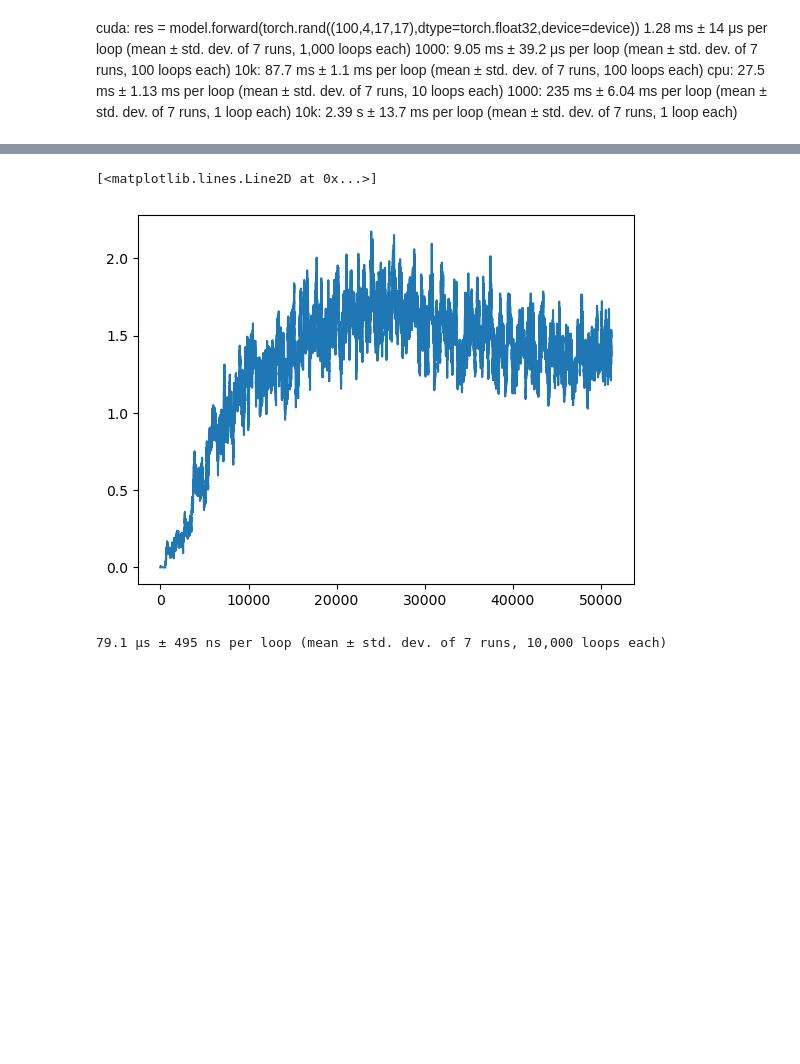
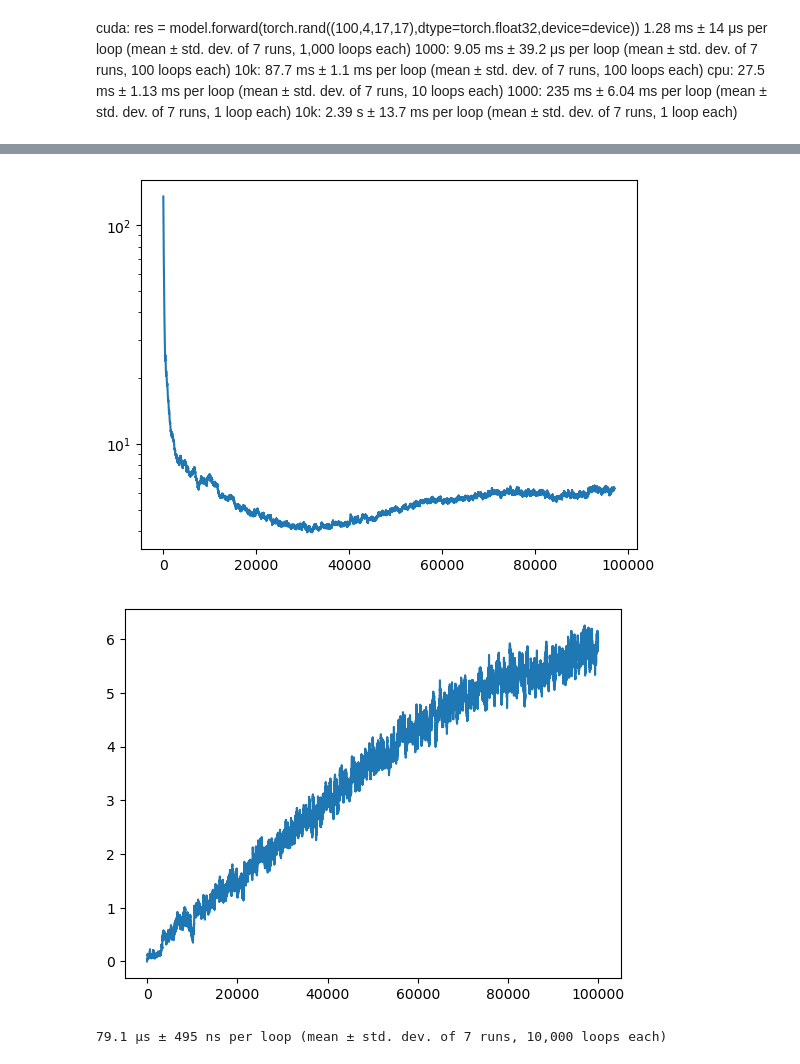
Before and after one commit to anacarsi/ss24_ReinforcementLearning_BomberMan, a Jupyter notebook: agent_code/forth_agent/creation.ipynb, the cells around one changed output, grey strips where cells are left out. Saved outputs shown, nothing was run; the diff lists cells and outputs as text; code cells hidden in the pictures; blank space fills up the shorter version.

```diff
--- a/agent_code/forth_agent/creation.ipynb
+++ b/agent_code/forth_agent/creation.ipynb
@@ -94,29 +95,36 @@ plt.plot(smooth(loss,0.99)[100:])
 # %%
 
 # analyze the loss
 # https://stackoverflow.com/questions/5283649/plot-smooth-line-with-pyplot
 from typing import List
 
 
 def smooth(scalars: List[float], weight: float) -> List[float]:  # Weight between 0 and 1
     last = scalars[0]  # First value in the plot (first timestep)
     smoothed = list()
     for point in scalars:
         smoothed_val = last * weight + (1 - weight) * point  # Calculate smoothed value
         smoothed.append(smoothed_val)                        # Save it
         last = smoothed_val                                  # Anchor the last smoothed value
 
     return smoothed
 
 import matplotlib.pyplot as plt
 import numpy as np
-loss = np.load("2024.09.13-04.44.57_score_history.npy")
+loss = np.load("./2024.09.15-05.02.31/2024.09.15-05.02.31_loss_history.npy")
+plt.figure()
+plt.yscale("log")
+plt.plot(smooth(loss,0.99))
+plt.show() # old
+
+loss = np.load("./2024.09.15-05.02.31/2024.09.15-05.02.31_score_history.npy")
 plt.figure()
 #plt.yscale("log")
 plt.plot(smooth(loss,0.99))
+plt.show() # old
 # %% [output]
-[<matplotlib.lines.Line2D at 0x...>]
-[figure, old version]
+[figure, new version]
+[figure, added]
 # %%
 class SecondAgentModel(nn.Module):
     active_indices: np.ndarray[int]
```
Also changed, not shown: parts of 4 cells of this notebook, 11 other files.
